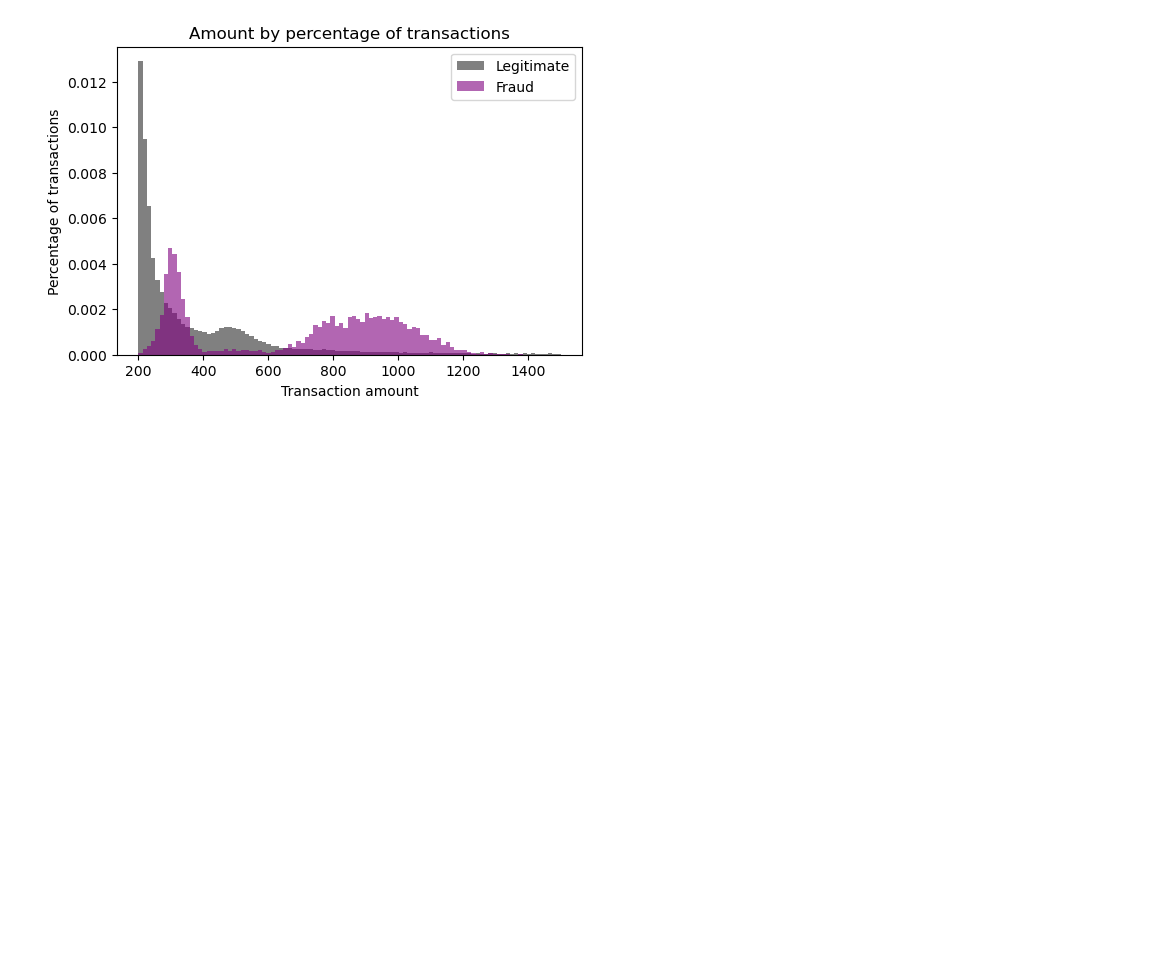
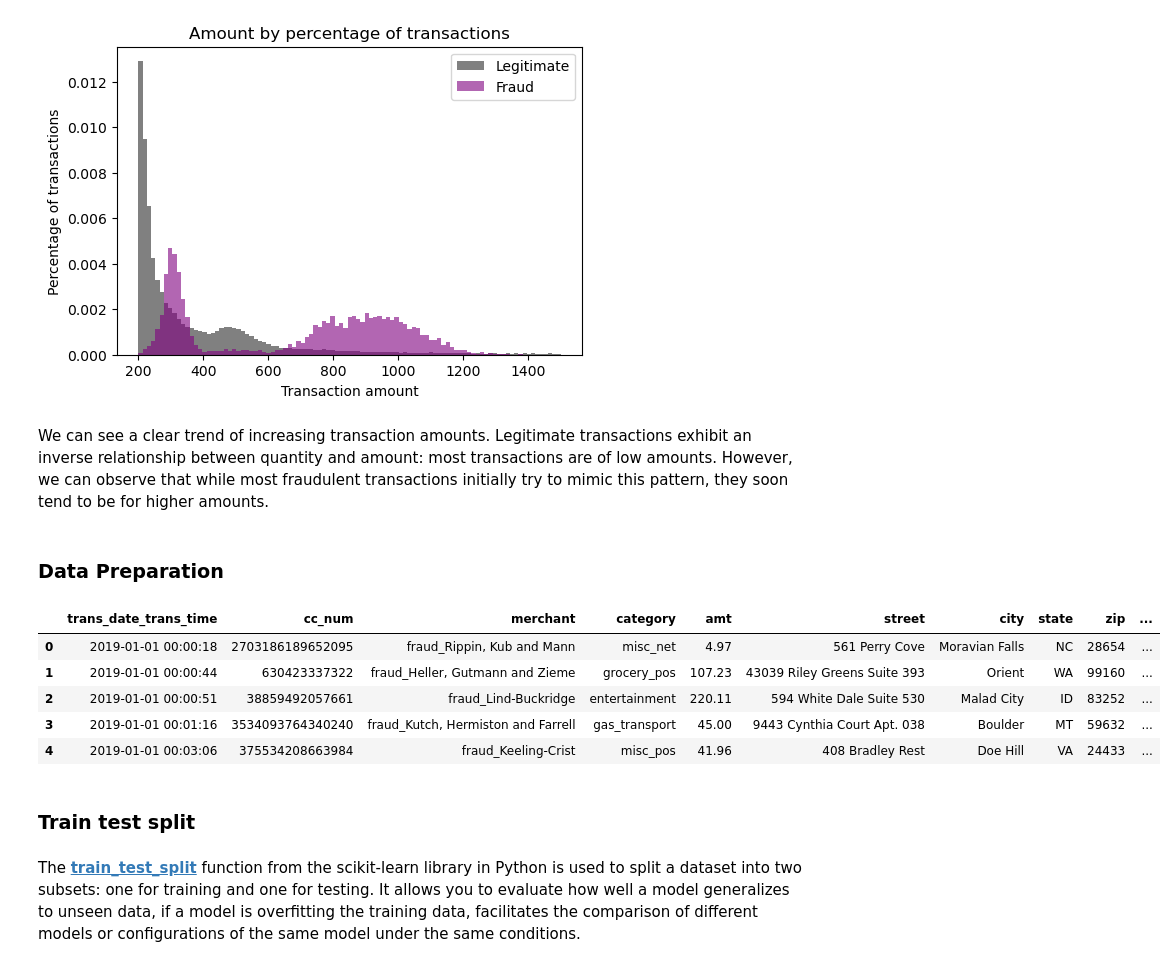
Before and after one commit to RemorI/creditcard-fraud-detection, a Jupyter notebook: fraud-detection.ipynb, the cells around one changed output. Drawn from its saved outputs; the diff is of its cells as text; code cells hidden in the pictures; blank space fills up the shorter version.

Commit message:
[Update] train_test_split

```diff
--- a/fraud-detection.ipynb
+++ b/fraud-detection.ipynb
@@ -138,3 +140,10 @@ plt.ylabel("Percentage of transactions")
 plt.show()
 # %% [output]
 [figure]
+# %% [markdown]
+We can see a clear trend of increasing transaction amounts. Legitimate transactions exhibit an inverse relationship between quantity and amount: most transactions are of low amounts. However, we can observe that while most fraudulent transactions initially try to mimic this pattern, they soon tend to be for higher amounts.
+# %% [markdown]
+### Data Preparation
+# %%
+df = raw_df.copy()
+df.drop_duplicates(inplace=True)
@@ -140,0 +152,23 @@ plt.show()
+# %%
+to_drop = ['Unnamed: 0',
+           'first',
+           'last',
+           'gender',
+           'city_pop',
+           'merch_lat',
+           'merch_long']
+df.drop(to_drop, inplace=True, axis=1)
+# %%
+df.head()
+# %% [output]
+|  | trans_date_trans_time | cc_num | merchant | category | amt | street | city | state | zip | ... |
+| 0 | 2019-01-01 00:00:18 | 2703186189652095 | fraud_Rippin, Kub and Mann | misc_net | 4.97 | 561 Perry Cove | Moravian Falls | NC | 28654 | ... |
+| 1 | 2019-01-01 00:00:44 | 630423337322 | fraud_Heller, Gutmann and Zieme | grocery_pos | 107.23 | 43039 Riley Greens Suite 393 | Orient | WA | 99160 | ... |
+| 2 | 2019-01-01 00:00:51 | 38859492057661 | fraud_Lind-Buckridge | entertainment | 220.11 | 594 White Dale Suite 530 | Malad City | ID | 83252 | ... |
+| 3 | 2019-01-01 00:01:16 | 3534093764340240 | fraud_Kutch, Hermiston and Farrell | gas_transport | 45.00 | 9443 Cynthia Court Apt. 038 | Boulder | MT | 59632 | ... |
+| 4 | 2019-01-01 00:03:06 | 375534208663984 | fraud_Keeling-Crist | misc_pos | 41.96 | 408 Bradley Rest | Doe Hill | VA | 24433 | ... |
+# %% [markdown]
+### Train test split
+# %% [markdown]
+The [**train_test_split**](https://scikit-learn.org/stable/modules/generated/sklearn.model_selection.train_test_split.html) function from the scikit-learn library in Python is used to split a dataset into two subsets: one for training and one for testing.
+It allows you to evaluate how well a model generalizes to unseen data, if a model is overfitting the training data, facilitates the comparison of different models or configurations of the same model under the same conditions.
```
Also changed, not shown: parts of 3 cells of this notebook.
